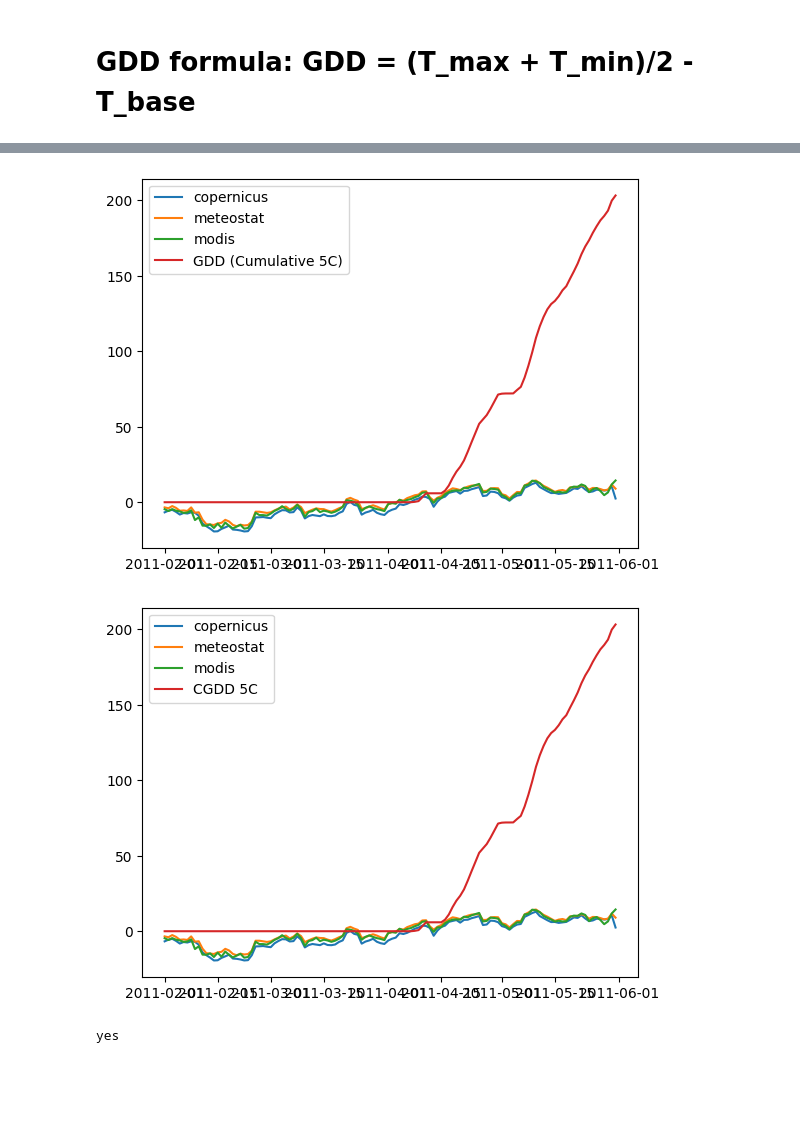
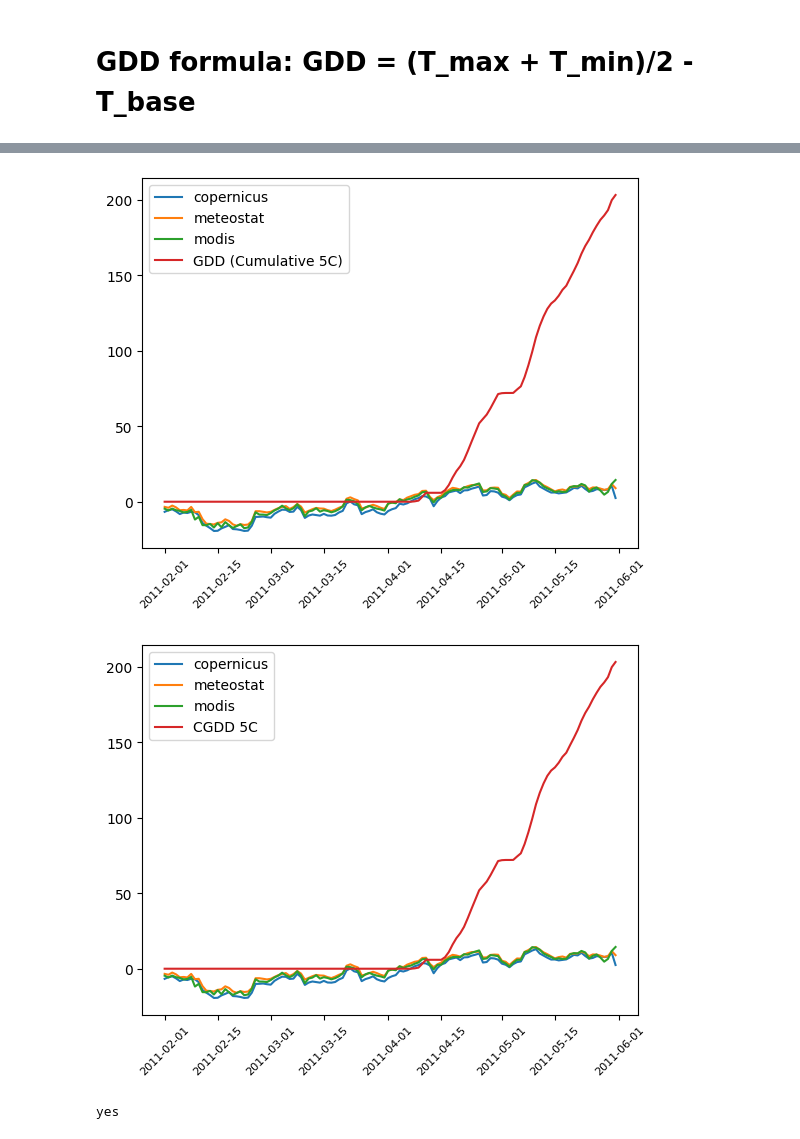
Before and after one commit to erikhalt/Hackathon, a Jupyter notebook: erik/aaa.ipynb, the cells around one changed output, grey strips where cells are left out. Saved outputs shown, nothing was run; the diff lists cells and outputs as text; code cells hidden in the pictures; blank space fills up the shorter version.

```diff
--- a/erik/aaa.ipynb
+++ b/erik/aaa.ipynb
@@ -173,15 +178,17 @@ plt.show()
 # %%
 
 
 
 plt.plot(cop_daily.index, cop_daily['temp'], label='copernicus')
 plt.plot(cop_daily.index, meteo_daily['temp'], label='meteostat')
 plt.plot(cop_daily.index, mod_daile['temp'], label='modis')  # Fixed typo
 plt.plot(cop_daily.index, gdd, label='GDD (Cumulative 5C)')  # Plot cumulative GDD
 plt.legend()
+plt.xticks(fontsize=8, rotation=45)
+
 plt.show()
 # %% [output]
-[figure, old version]
+[figure, new version]
 # %%
 base = 5
 cgdd = []
@@ -200,9 +207,11 @@ plt.plot(cop_daily.index, meteo_daily['temp'], label='meteostat')
 plt.plot(cop_daily.index, mod_daile['temp'], label='modis')
 plt.plot(cop_daily.index, cgdd, label='CGDD 5C')  # Plot CGDD
 plt.legend()
+plt.xticks(fontsize=8, rotation=45)
+
 plt.show()
 # %% [output]
-[figure, old version]
+[figure, new version]
 # %%
 if gdd == cgdd:
     print('yes')
```
Also changed, not shown: parts of 3 cells of this notebook.
